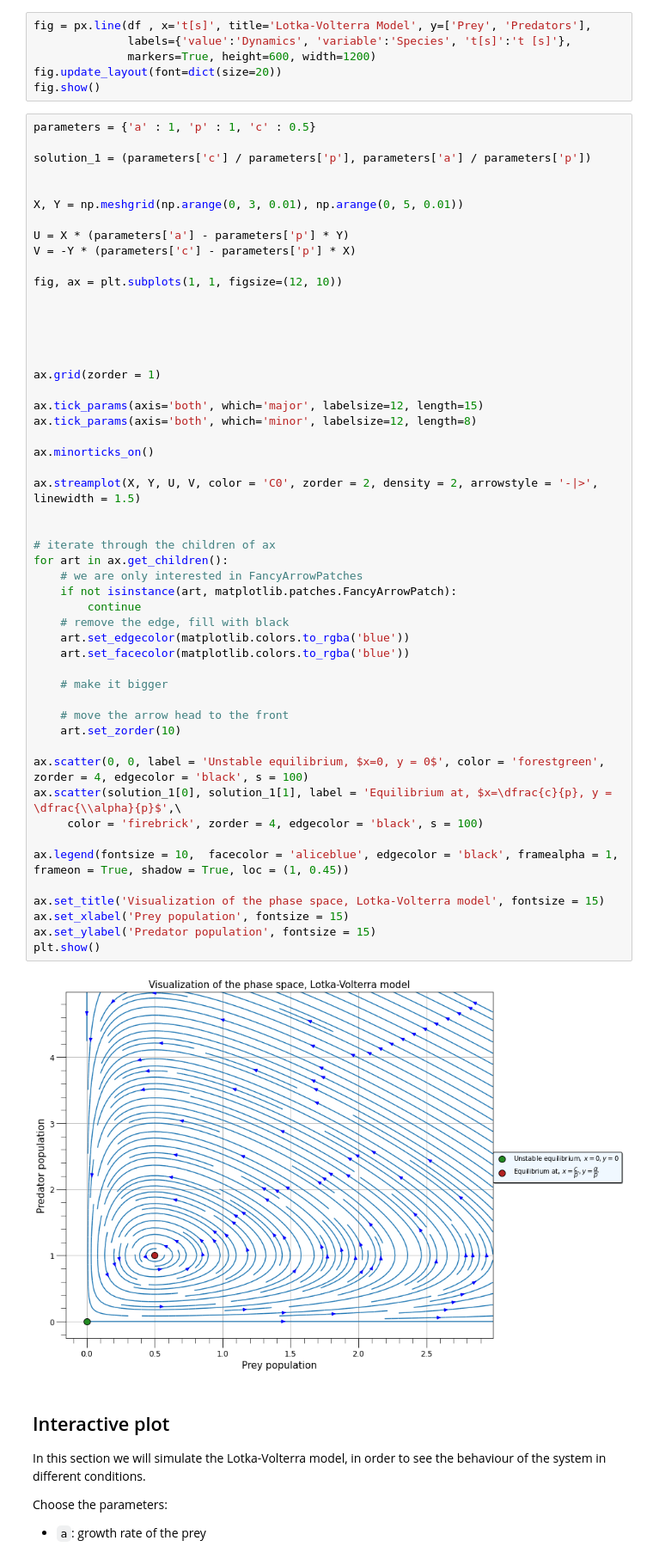
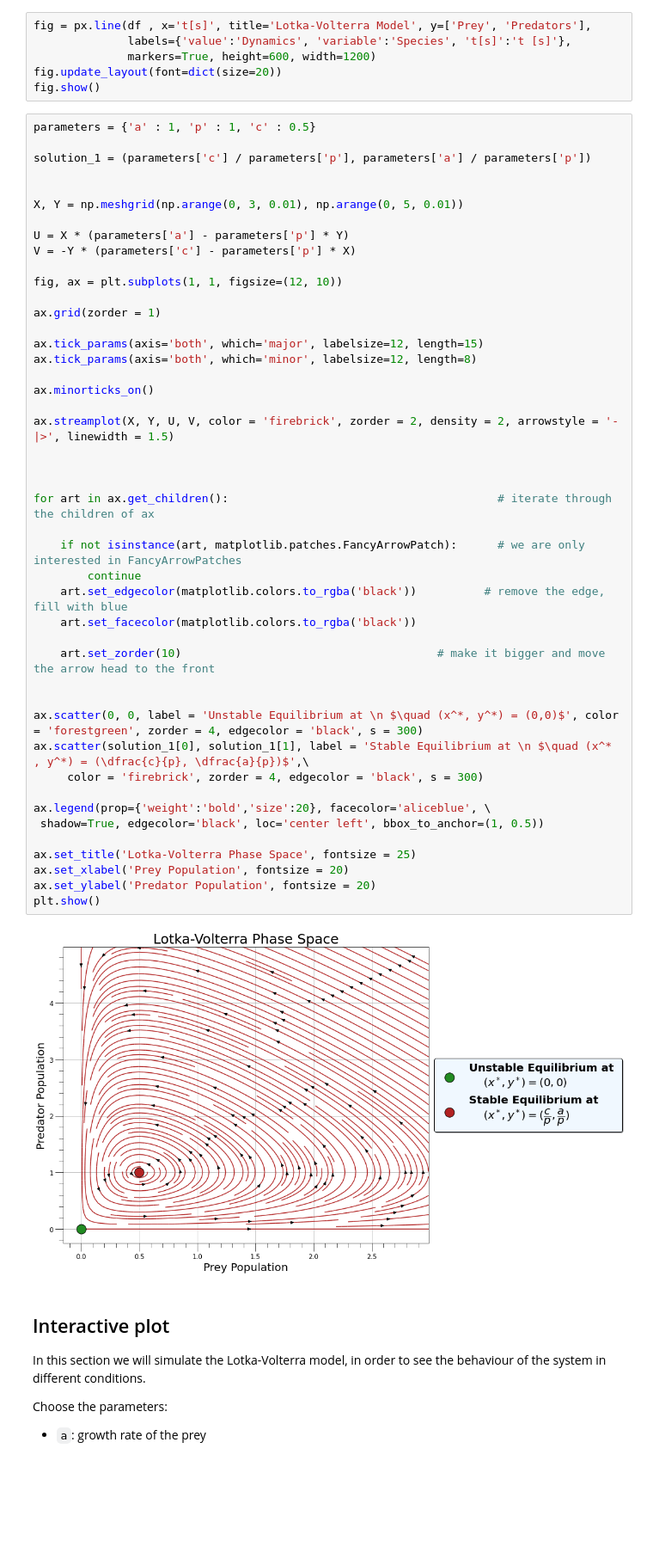
Before and after one commit to AndreaLazzari/PhysicalModelsOfLivingSystems, a Jupyter notebook: Week3/Week3_Homework_Lazzari.ipynb, the cells around one changed output. Shown at 86% size. Saved outputs shown, nothing was run; the diff lists cells and outputs as text; blank space fills up the shorter version.

```diff
--- a/Week3/Week3_Homework_Lazzari.ipynb
+++ b/Week3/Week3_Homework_Lazzari.ipynb
@@ -183,56 +199,50 @@ fig.show()
 # %%
 parameters = {'a' : 1, 'p' : 1, 'c' : 0.5}
 
 solution_1 = (parameters['c'] / parameters['p'], parameters['a'] / parameters['p'])
 
 
 X, Y = np.meshgrid(np.arange(0, 3, 0.01), np.arange(0, 5, 0.01))
 
 U = X * (parameters['a'] - parameters['p'] * Y)
 V = -Y * (parameters['c'] - parameters['p'] * X)
 
 fig, ax = plt.subplots(1, 1, figsize=(12, 10))
 
-
-
-
-
 ax.grid(zorder = 1)
 
 ax.tick_params(axis='both', which='major', labelsize=12, length=15)
 ax.tick_params(axis='both', which='minor', labelsize=12, length=8)
 
 ax.minorticks_on()
 
-ax.streamplot(X, Y, U, V, color = 'C0', zorder = 2, density = 2, arrowstyle = '-|>', linewidth = 1.5)
+ax.streamplot(X, Y, U, V, color = 'firebrick', zorder = 2, density = 2, arrowstyle = '-|>', linewidth = 1.5)
 
 
-# iterate through the children of ax
-for art in ax.get_children():
-    # we are only interested in FancyArrowPatches
-    if not isinstance(art, matplotlib.patches.FancyArrowPatch):
+
+for art in ax.get_children():                                        # iterate through the children of ax
+
+    if not isinstance(art, matplotlib.patches.FancyArrowPatch):      # we are only interested in FancyArrowPatches
         continue
-    # remove the edge, fill with black
-    art.set_edgecolor(matplotlib.colors.to_rgba('blue'))
-    art.set_facecolor(matplotlib.colors.to_rgba('blue'))
+    art.set_edgecolor(matplotlib.colors.to_rgba('black'))          # remove the edge, fill with blue
+    art.set_facecolor(matplotlib.colors.to_rgba('black'))
 
-    # make it bigger
+    art.set_zorder(10)                                      # make it bigger and move the arrow head to the front
 
-    # move the arrow head to the front
-    art.set_zorder(10)
 
-ax.scatter(0, 0, label = 'Unstable equilibrium, $x=0, y = 0$', color = 'forestgreen', zorder = 4, edgecolor = 'black', s = 100)
-ax.scatter(solution_1[0], solution_1[1], label = 'Equilibrium at, $x=\dfrac{c}{p}, y = \dfrac{\\alpha}{p}$',\
-     color = 'firebrick', zorder = 4, edgecolor = 'black', s = 100)
+ax.scatter(0, 0, label = 'Unstable Equilibrium at \n $\quad (x^*, y^*) = (0,0)$', color = 'forestgreen', zorder = 4, edgecolor = 'black', s = 300)
+ax.scatter(solution_1[0], solution_1[1], label = 'Stable Equilibrium at \n $\quad (x^* , y^*) = (\dfrac{c}{p}, \dfrac{a}{p})$',\
+     color = 'firebrick', zorder = 4, edgecolor = 'black', s = 300)
 
-ax.legend(fontsize = 10,  facecolor = 'aliceblue', edgecolor = 'black', framealpha = 1, frameon = True, shadow = True, loc = (1, 0.45))
+ax.legend(prop={'weight':'bold','size':20}, facecolor='aliceblue', \
+ shadow=True, edgecolor='black', loc='center left', bbox_to_anchor=(1, 0.5))
 
-ax.set_title('Visualization of the phase space, Lotka-Volterra model', fontsize = 15)
-ax.set_xlabel('Prey population', fontsize = 15)
-ax.set_ylabel('Predator population', fontsize = 15)
+ax.set_title('Lotka-Volterra Phase Space', fontsize = 25)
+ax.set_xlabel('Prey Population', fontsize = 20)
+ax.set_ylabel('Predator Population', fontsize = 20)
 plt.show()
 # %% [output]
-[figure, old version]
+[figure, new version]
 # %% [markdown]
 ## Interactive plot
 
```
Also changed, not shown: parts of 1 cell of this notebook.
